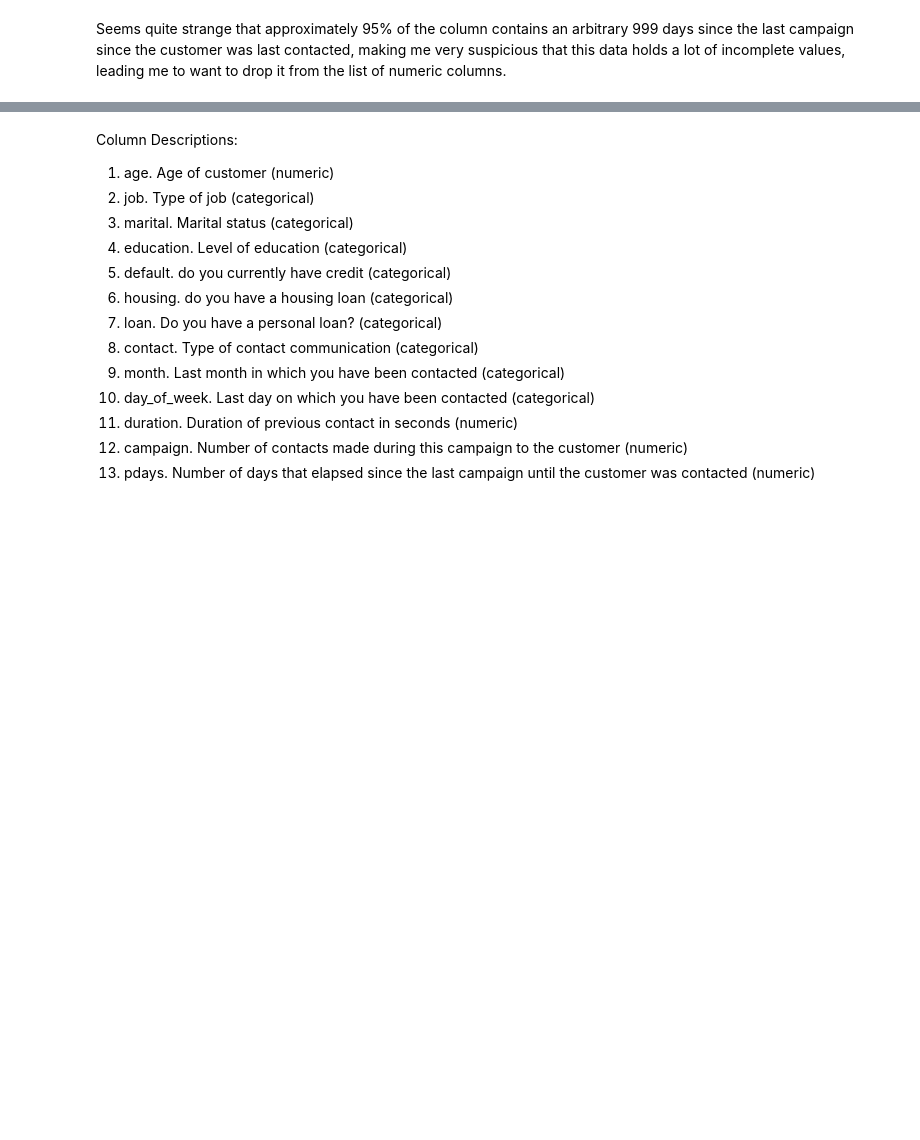
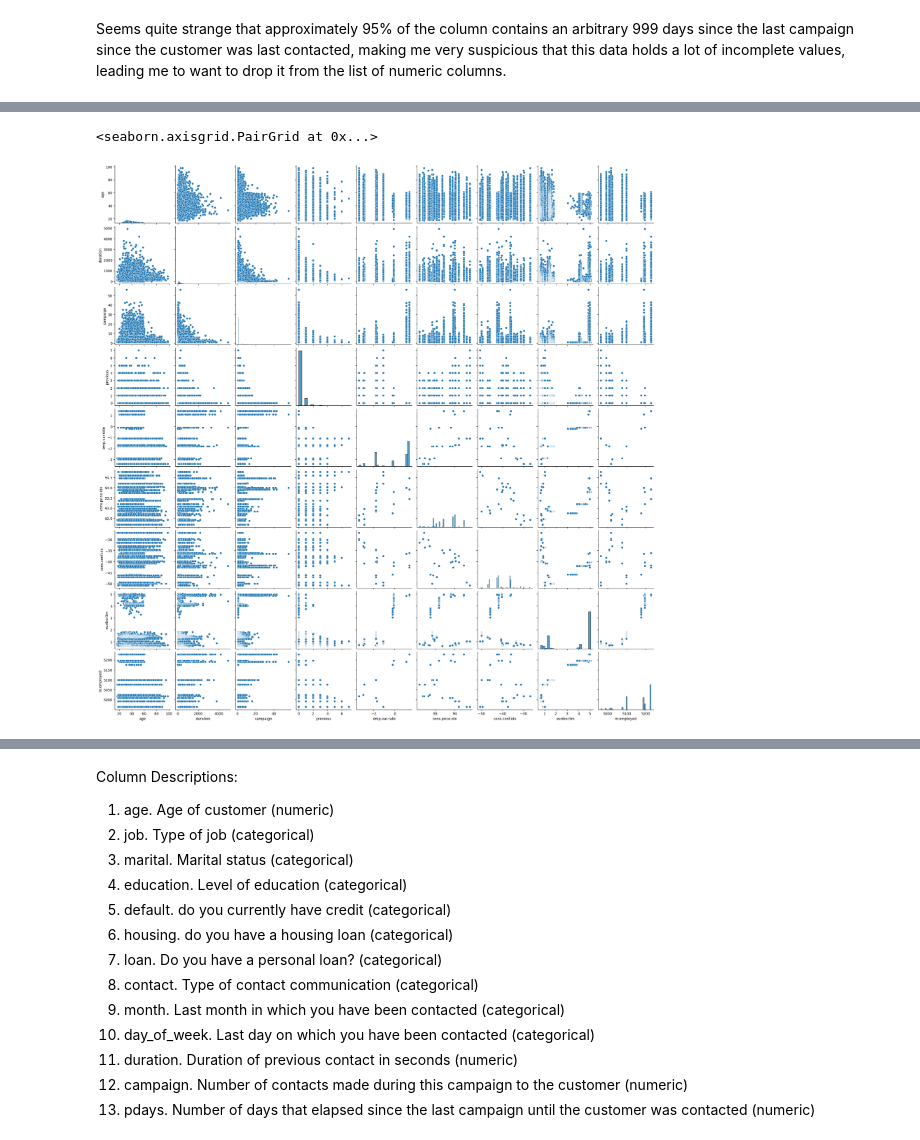
Before and after one commit to 4GeeksAcademy/Kransky_85_logistic_regression_project_template, a Jupyter notebook: src/explore.ipynb, the cells around one changed output, grey strips where cells are left out. Cells and saved outputs as stored; diff of their text form; code cells hidden in the pictures; blank space fills up the shorter version.

```diff
--- a/src/explore.ipynb
+++ b/src/explore.ipynb
@@ -362,0 +474,5 @@ Seems quite strange that approximately 95% of the column contains an arbitrary 9
+# %%
+sns.pairplot(data= df)
+# %% [output]
+<seaborn.axisgrid.PairGrid at 0x...>
+[figure, added]
```
Also changed, not shown: parts of 12 cells of this notebook.
